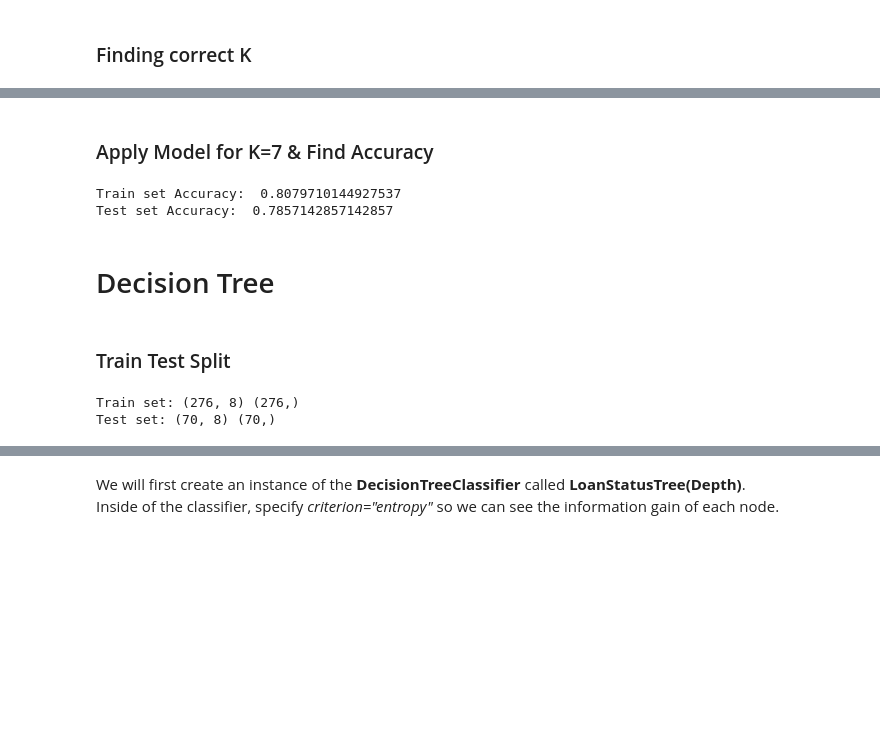
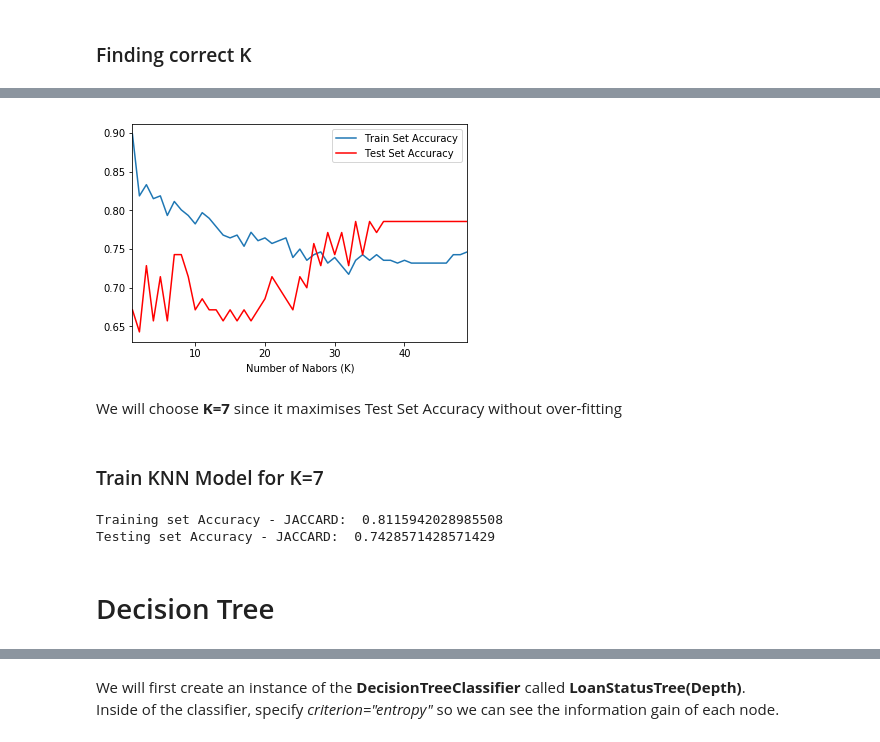
Before and after one commit to gad1981/Coursera_Machine_Learning, a Jupyter notebook: Machine_Learning_with_Python_FA.ipynb, the cells around one changed output, grey strips where cells are left out. Drawn from its saved outputs; the diff is of its cells as text; code cells hidden in the pictures; blank space fills up the shorter version.

```diff
--- a/Machine_Learning_with_Python_FA.ipynb
+++ b/Machine_Learning_with_Python_FA.ipynb
@@ -245,3 +246,0 @@ Data Standardization give data zero mean and unit variance (technically should b
-# %%
-X= preprocessing.StandardScaler().fit(X).transform(X)
-X[0:5]
@@ -286,3 +276,7 @@ print ('Test set:', X_test.shape,  y_test.shape)
 # %% [output]
 Train set: (276, 8) (276,)
 Test set: (70, 8) (70,)
+# %%
+# normalizing the train dataset
+X_train = preprocessing.StandardScaler().fit(X_train).transform(X_train)
+X_train[0:5]
@@ -288,0 +294,4 @@ Test set: (70, 8) (70,)
+# %%
+# normalizing the train dataset
+X_test = preprocessing.StandardScaler().fit(X_test).transform(X_test)
+X_test[0:5]
@@ -325,0 +318,18 @@ The best accuracy was with 0.7857142857142857 with k= 7
+# %%
+#We will find the point that a significant change happens to avoid over-fitting
+
+k_range = range(1, 50)
+trs = []
+ts = []
+for k in k_range:
+    neigh_K = KNeighborsClassifier(n_neighbors = k)
+    neigh_K.fit(X_train, y_train)
+    yhat_K = neigh_K.predict(X_test)
+    trs.append(jaccard_similarity_score(y_train, neigh_K.predict(X_train)))
+    ts.append(jaccard_similarity_score(y_test, yhat_K))
+
+result = pd.DataFrame()
+result.insert(loc=0, column='Number of Nabors (K)', value=k_range)
+result.insert(loc=1, column='Train Set Accuracy', value=trs)
+result.insert(loc=2, column='Test Set Accuracy', value=ts)
+result
@@ -326,24 +354,25 @@ The best accuracy was with 0.7857142857142857 with k= 7
+# %%
+ax = plt.gca()
+
+result.plot(kind='line',x='Number of Nabors (K)',y='Train Set Accuracy',ax=ax)
+result.plot(kind='line',x='Number of Nabors (K)',y='Test Set Accuracy', color='red', ax=ax)
+
+plt.show()
+# %% [output]
+[figure, added]
+# %% [markdown]
+We will choose **K=7** since it maximises Test Set Accuracy without over-fitting
 # %% [markdown]
-### Apply Model for K=7 & Find Accuracy
+### Train KNN Model for K=7
 # %%
 k = 7
-neigh = KNeighborsClassifier(n_neighbors = k).fit(X_train,y_train)
-yhat = neigh.predict(X_test)
-print("Train set Accuracy: ", jaccard_similarity_score(y_train, neigh.predict(X_train)))
-print("Test set Accuracy: ", jaccard_similarity_score(y_test, yhat))
+neigh_K = KNeighborsClassifier(n_neighbors = k).fit(X_train,y_train)
+yhat_K = neigh_K.predict(X_test)
+print("Training set Accuracy - JACCARD: ", jaccard_similarity_score(y_train, neigh_K.predict(X_train)))
+print("Testing set Accuracy - JACCARD: ", jaccard_similarity_score(y_test, yhat_K))
 # %% [output]
-Train set Accuracy:  0.8079710144927537
-Test set Accuracy:  0.7857142857142857
+Training set Accuracy - JACCARD:  0.8115942028985508
+Testing set Accuracy - JACCARD:  0.7428571428571429
 # %% [markdown]
 # Decision Tree
-# %% [markdown]
-### Train Test Split
-# %%
-from sklearn.model_selection import train_test_split
-X_train, X_test, y_train, y_test = train_test_split( X, y, test_size=0.2, random_state=4)
-print ('Train set:', X_train.shape,  y_train.shape)
-print ('Test set:', X_test.shape,  y_test.shape)
-# %% [output]
-Train set: (276, 8) (276,)
-Test set: (70, 8) (70,)
 # %% [markdown]
```
Also changed, not shown: parts of 35 cells of this notebook.
